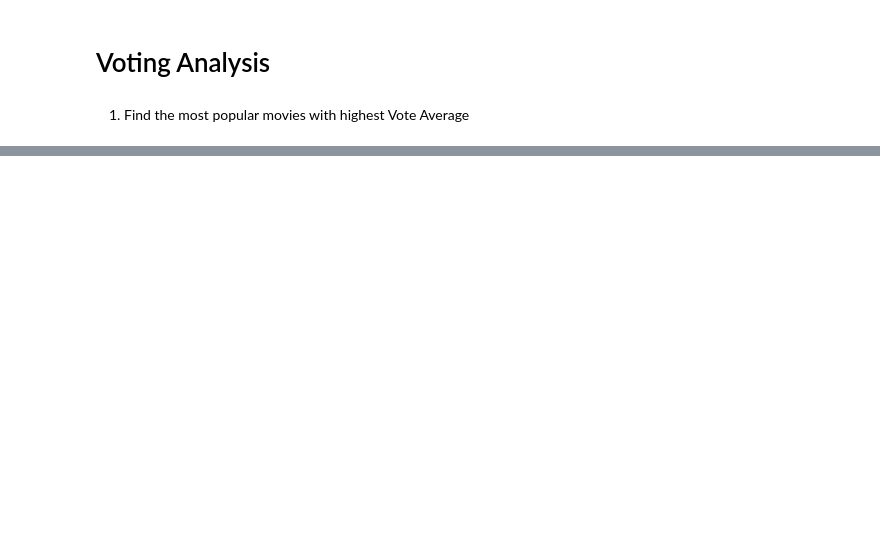
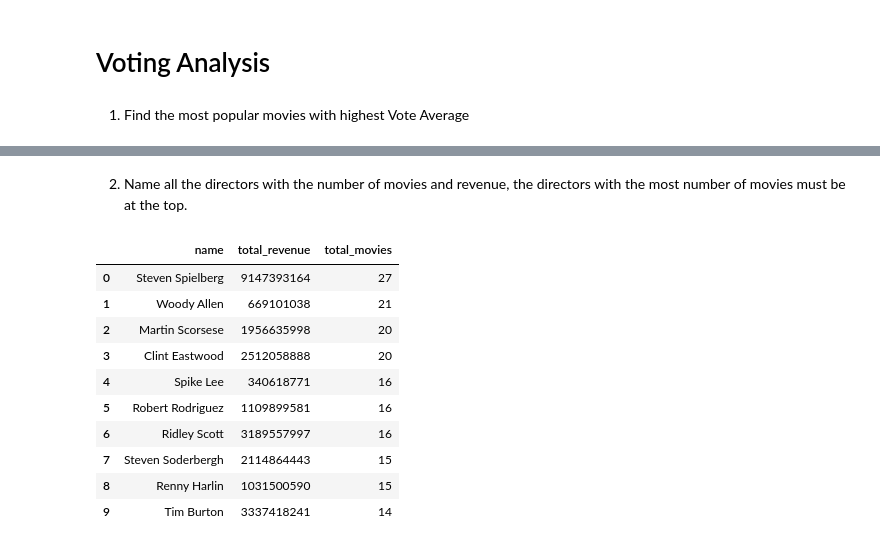
Before and after one commit to Naveen-Karanamu/IMDB-Dataset-Analysis, a Jupyter notebook: main.ipynb, the cells around one changed output, grey strips where cells are left out. Cells and saved outputs as stored; diff of their text form; code cells hidden in the pictures; blank space fills up the shorter version.

```diff
--- a/main.ipynb
+++ b/main.ipynb
@@ -247,0 +274,24 @@ most_popular_df
+# %% [markdown]
+2. Name all the directors with the number of movies and revenue, the directors with the most number of movies must be at the top.
+# %%
+cur.execute('''SELECT directors.name, SUM(movies.revenue), COUNT(movies.original_title)
+            FROM directors
+            INNER JOIN movies
+            ON directors.id=movies.director_id
+            GROUP BY directors.name
+            ORDER BY COUNT(movies.original_title) DESC LIMIT 10''')
+dir_rev_mov=cur.fetchall()
+dir_rev_mov_df=pd.DataFrame(dir_rev_mov,columns=['name', 'total_revenue', 'total_movies'])
+dir_rev_mov_df
+# %% [output]
+|  | name | total_revenue | total_movies |
+| 0 | Steven Spielberg | 9147393164 | 27 |
+| 1 | Woody Allen | 669101038 | 21 |
+| 2 | Martin Scorsese | 1956635998 | 20 |
+| 3 | Clint Eastwood | 2512058888 | 20 |
+| 4 | Spike Lee | 340618771 | 16 |
+| 5 | Robert Rodriguez | 1109899581 | 16 |
+| 6 | Ridley Scott | 3189557997 | 16 |
+| 7 | Steven Soderbergh | 2114864443 | 15 |
+| 8 | Renny Harlin | 1031500590 | 15 |
+| 9 | Tim Burton | 3337418241 | 14 |
```
Also changed, not shown: parts of 5 cells of this notebook.
